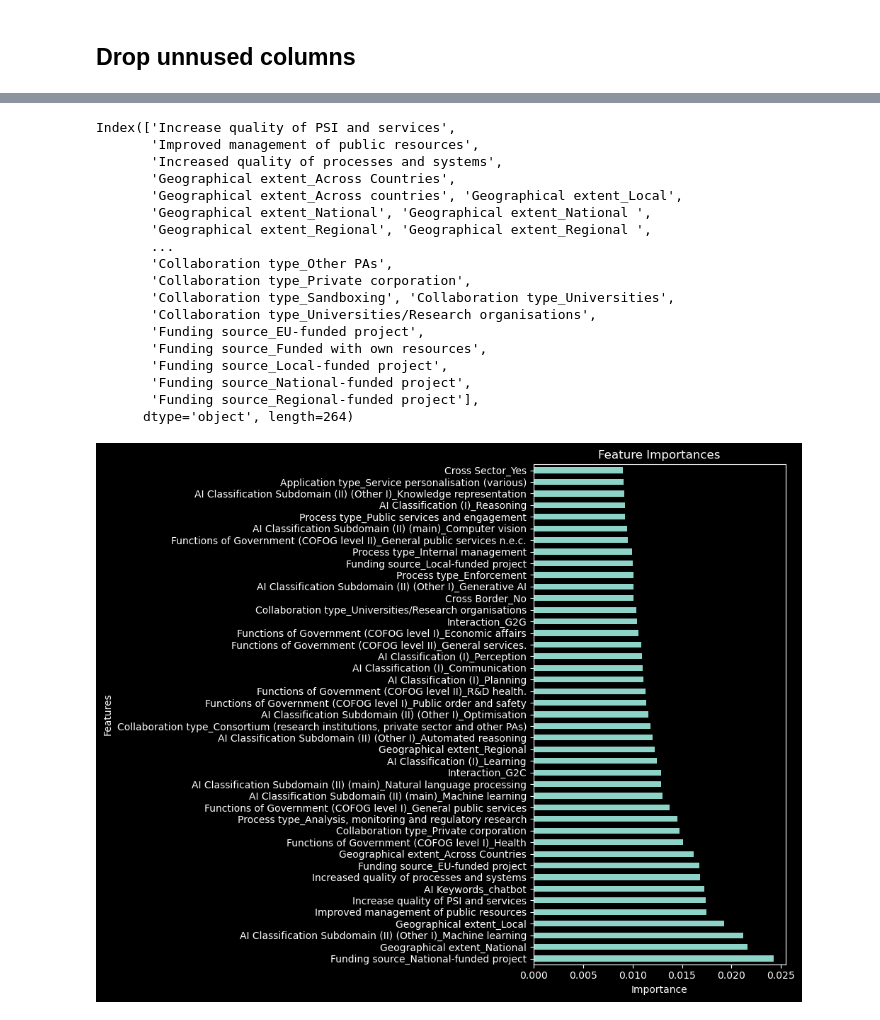
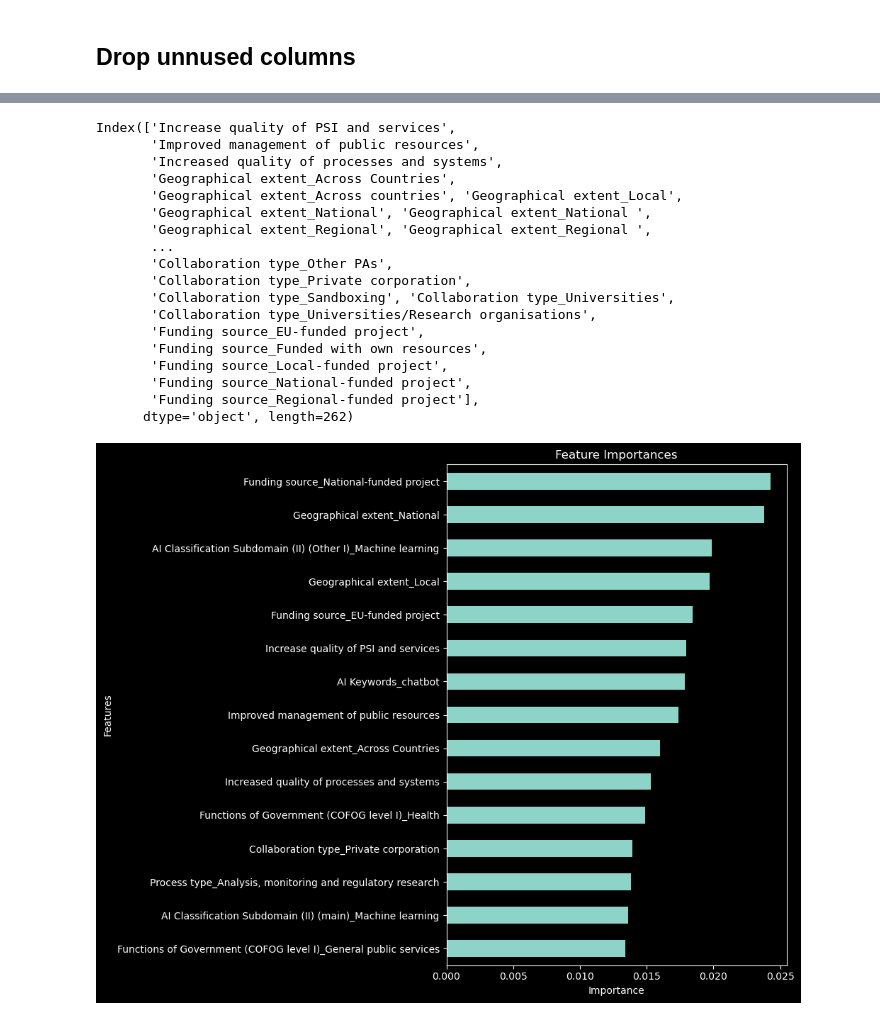
Before and after one commit to Marchant01/ai_eu_project, a Jupyter notebook: eda.ipynb, the cells around one changed output, grey strips where cells are left out. Cells and saved outputs as stored; diff of their text form; code cells hidden in the pictures.

```diff
--- a/eda.ipynb
+++ b/eda.ipynb
@@ -120,20 +119,46 @@ import matplotlib.pyplot as plt
 le = LabelEncoder()
 y_encoded = le.fit_transform(df_y)
 
+columns_x = [
+    "Funding source_National-funded project",
+    "Geographical extent_National",
+    "AI Classification Subdomain (II) (Other I)_Machine learning",
+    "Geographical extent_Local",
+    "AI Keywords_chatbot",
+    "Increased quality of processes and systems",
+    "Improved management of public resources",
+    "Increase quality of PSI and services",
+    "Funding source_EU-funded project",
+    "Collaboration type_Private corporation",
+    "Geographical extent_Across Countries",
+    "Functions of Government (COFOG level I)_Health",
+    'Process type_Analysis, monitoring and regulatory research',
+    "Geographical extent_Regional",
+    "AI Classification Subdomain (II) (main)_Machine learning",
+]
+
 # Assigning data to variables
 y = y_encoded
 X = df_oh
+X2 = df_oh[columns_x]
 
 # Split data
 X_train_val, X_test, y_train_val, y_test = train_test_split(X, y, random_state=42, test_size=0.2)
 X_train, X_val, y_train, y_val = train_test_split(X_train_val, y_train_val, random_state=42, test_size=0.2)
+
+# split data 2
+X_train_val2, X_test2, y_train_val, y_test = train_test_split(X2, y, random_state=42, test_size=0.2)
+X_train2, X_val2, y_train, y_val = train_test_split(X_train_val2, y_train_val, random_state=42, test_size=0.2)
+
 
 # Scaling data
 scaler = StandardScaler()
 X_train = scaler.fit_transform(X_train)
 X_val = scaler.fit_transform(X_val)
 X_test = scaler.fit_transform(X_test)
-
+X_train2 = scaler.fit_transform(X_train2)
+X_val2 = scaler.fit_transform(X_val2)
+X_test2 = scaler.fit_transform(X_test2)
 
 rm_model = RandomForestClassifier()
 
@@ -148,9 +173,9 @@ feat_df = pd.DataFrame({
   'Importance': importances
 })
 
-filtered_df = feat_df[feat_df['Importance'] > 0.009]
+filtered_df = feat_df[feat_df['Importance'] > 0.013]
 
-filtered_df = filtered_df.sort_values(by='Importance', ascending=False)
+filtered_df = filtered_df.sort_values(by='Importance', ascending=True)
 
 # print(importances)
 
@@ -161,35 +186,35 @@ filtered_df.plot(
     legend=False,
     figsize=(10, 8)
 )
 
 plt.title('Feature Importances')
 plt.xlabel('Importance')
 plt.ylabel('Features')
 
 plt.tight_layout()
 plt.show()
 
 plt.show()
 # %% [output]
 Index(['Increase quality of PSI and services',
        'Improved management of public resources',
        'Increased quality of processes and systems',
        'Geographical extent_Across Countries',
        'Geographical extent_Across countries', 'Geographical extent_Local',
        'Geographical extent_National', 'Geographical extent_National ',
        'Geographical extent_Regional', 'Geographical extent_Regional ',
        ...
        'Collaboration type_Other PAs',
        'Collaboration type_Private corporation',
        'Collaboration type_Sandboxing', 'Collaboration type_Universities',
        'Collaboration type_Universities/Research organisations',
        'Funding source_EU-funded project',
        'Funding source_Funded with own resources',
        'Funding source_Local-funded project',
        'Funding source_National-funded project',
        'Funding source_Regional-funded project'],
-      dtype='object', length=264)
+      dtype='object', length=262)
-[figure, old version]
+[figure, new version]
 # %%
 from sklearn.ensemble import RandomForestClassifier
 from sklearn.ensemble import ExtraTreesClassifier
```
Also changed, not shown: parts of 5 cells of this notebook.
